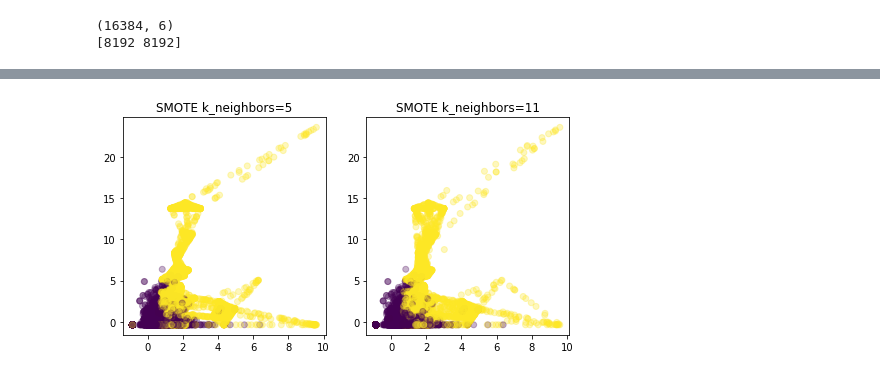
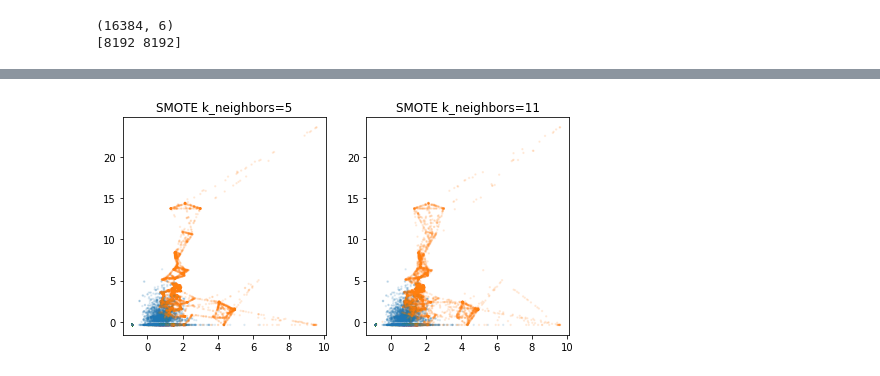
Before and after one commit to amueller/COMS4995-s20, a Jupyter notebook: slides/aml-10-calibration-imbalanced-data/aml-11-resampling-imbalanced-data.ipynb, the cells around one changed output, grey strips where cells are left out. Saved outputs shown, nothing was run; the diff lists cells and outputs as text; code cells hidden in the pictures.

```diff
--- a/slides/aml-10-calibration-imbalanced-data/aml-11-resampling-imbalanced-data.ipynb
+++ b/slides/aml-10-calibration-imbalanced-data/aml-11-resampling-imbalanced-data.ipynb
@@ -593,17 +380,17 @@ scores['test_roc_auc'].mean(), scores['test_average_precision'].mean()
 # %%
 from imblearn.over_sampling import SMOTE
 smote = SMOTE(k_neighbors=11)
 X_train_smote11, y_train_smote11 = smote.fit_sample(X_train, y_train)
 
 fig, axes = plt.subplots(1, 2, figsize=(8, 4))
 X_smote_sh11, y_smote_sh11 = shuffle(X_train_smote11, y_train_smote11)
-axes[0].scatter(X_smote_sh[:, 3], X_smote_sh[:, 4], c=y_smote_sh, alpha=.3)
-axes[1].scatter(X_smote_sh11[:, 3], X_smote_sh11[:, 4], c=y_smote_sh11, alpha=.3)
+axes[0].scatter(X_smote_sh[:, 3], X_smote_sh[:, 4], c=plt.cm.tab10(y_smote_sh), alpha=.1, s=2)
+axes[1].scatter(X_smote_sh11[:, 3], X_smote_sh11[:, 4], c=plt.cm.tab10(y_smote_sh11), alpha=.1, s=2)
 axes[0].set_title("SMOTE k_neighbors=5")
 axes[1].set_title("SMOTE k_neighbors=11")
 plt.savefig("images/smote_k_neighbors.png")
 # %% [output]
-[figure, old version]
+[figure, new version]
 # %%
 smote_pipe_rf.fit(X_train, y_train)
 probs_smote_pipe_rf = smote_pipe_rf.predict_proba(X_test)[:, 1]
```
Also changed, not shown: parts of 60 cells of this notebook, 6 other files.
